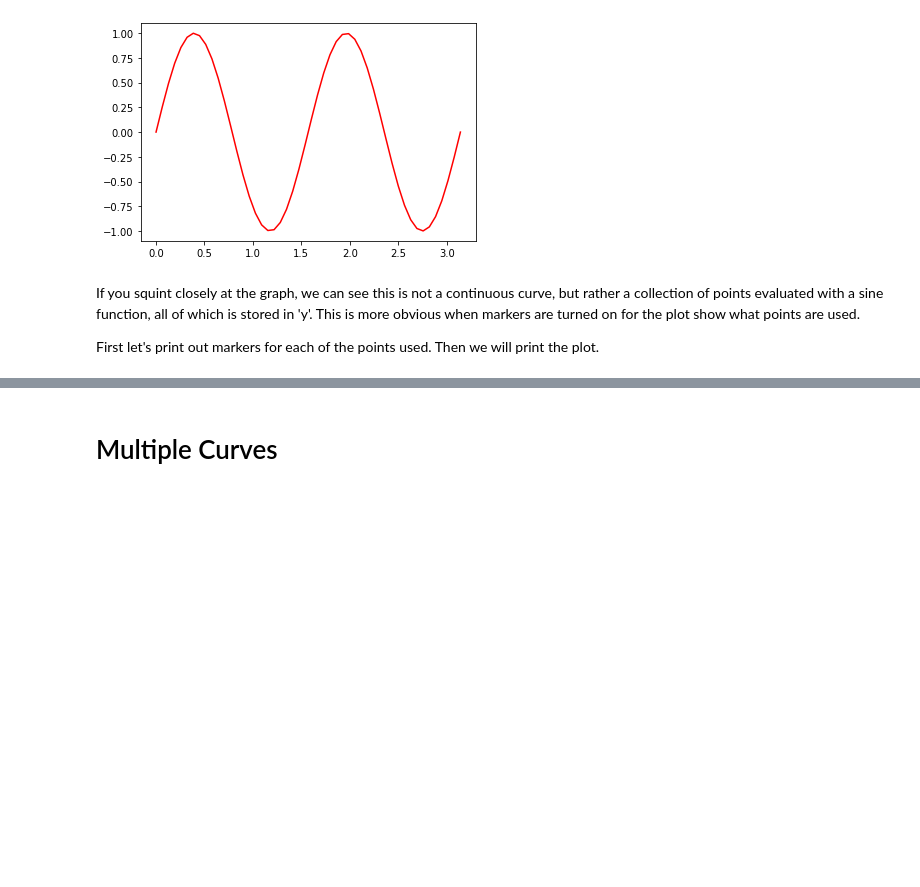
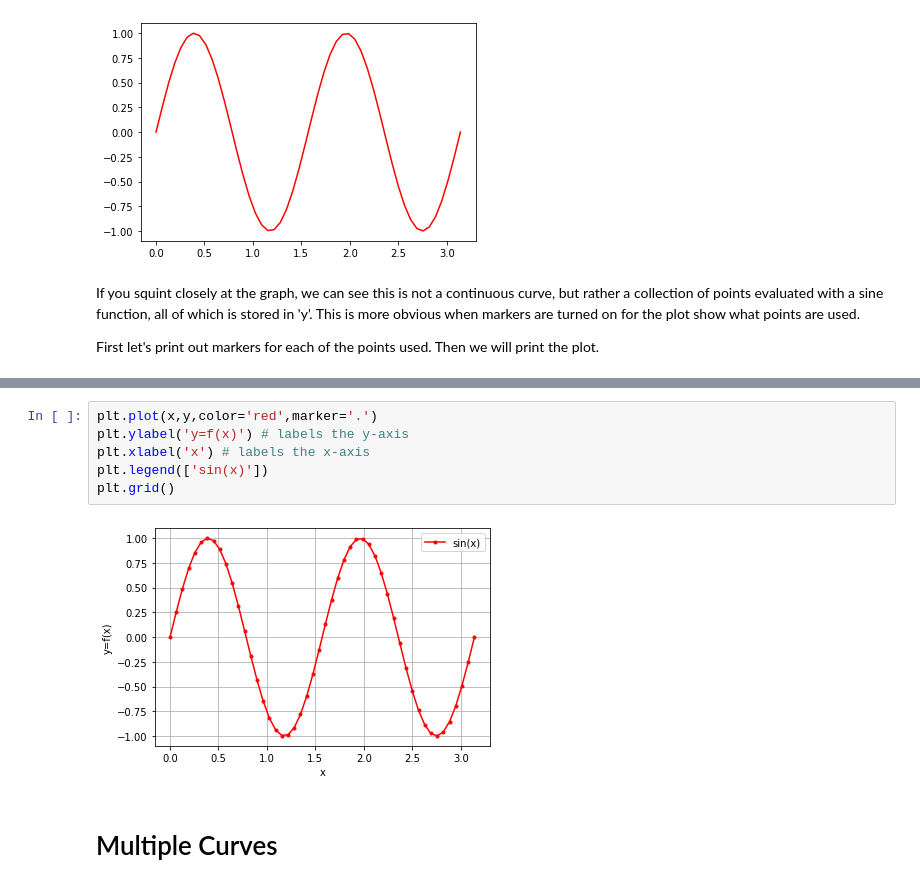
Before and after one commit to lfmartins/introduction-to-computational-mathematics, a Jupyter notebook: 09-matplotlib-intro.ipynb, the cells around one changed output, grey strips where cells are left out. Saved outputs shown, nothing was run; the diff lists cells and outputs as text; blank space fills up the shorter version.

```diff
--- a/09-matplotlib-intro.ipynb
+++ b/09-matplotlib-intro.ipynb
@@ -117,3 +112,11 @@ plt.plot(x,y,color='red',marker='.')
+# %%
+plt.plot(x,y,color='red',marker='.')
+plt.ylabel('y=f(x)') # labels the y-axis
+plt.xlabel('x') # labels the x-axis
+plt.legend(['sin(x)'])
+plt.grid()
+# %% [output]
+[figure, added]
 # %% [markdown]
 # Multiple Curves
 # %% [markdown]
```
Also changed, not shown: parts of 4 cells of this notebook.
